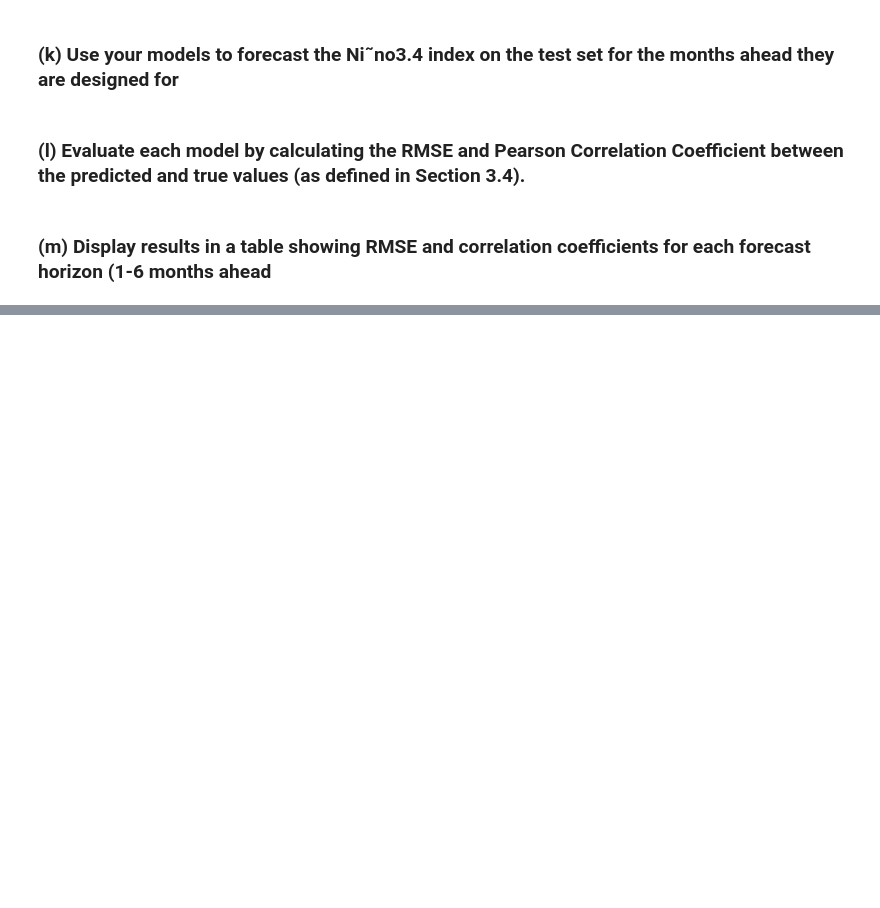
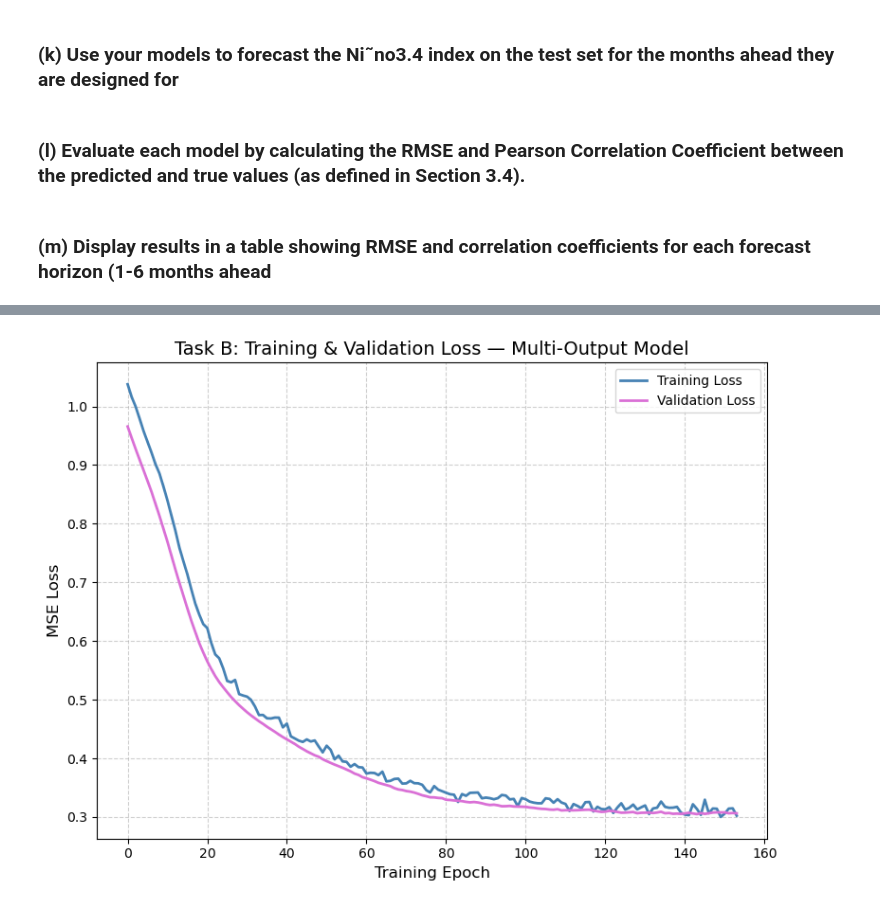
Before and after one commit to kurin0u0/9814, a Jupyter notebook: z5709922_assignment1/z5709922_assignment1.ipynb, the cells around one changed output, grey strips where cells are left out. Drawn from its saved outputs; the diff is of its cells as text; code cells hidden in the pictures; blank space fills up the shorter version.

```diff
--- a/z5709922_assignment1/z5709922_assignment1.ipynb
+++ b/z5709922_assignment1/z5709922_assignment1.ipynb
@@ -286,13 +288,13 @@ X_test_tensor: torch.Size([72, 5]), y_test_orig: (72, 6)
 # %%
 # 假设模型结构一致
 class NinoNet(nn.Module):
-    def __init__(self, input_dim):
+    def __init__(self, input_dim, hidden_dim=64, dropout=0.2):
         super(NinoNet, self).__init__()
         self.model = nn.Sequential(
-            nn.Linear(input_dim, 64),
+            nn.Linear(input_dim, hidden_dim),
             nn.ReLU(),
-            nn.Dropout(0.2),
-            nn.Linear(64, 32),
+            nn.Dropout(dropout),
+            nn.Linear(hidden_dim, 32),
             nn.ReLU(),
             nn.Linear(32, 1)
         )
@@ -481,0 +619,17 @@ Pearson r: 0.6611
+# %%
+# ---------- 绘制训练与验证曲线 ----------
+import matplotlib.pyplot as plt
+
+plt.figure(figsize=(8, 6))
+plt.plot(train_losses, label="Training Loss", color="steelblue", linewidth=2)
+plt.plot(val_losses, label="Validation Loss", color="orchid", linewidth=2)
+
+plt.title("Task B: Training & Validation Loss — Multi-Output Model", fontsize=14)
+plt.xlabel("Training Epoch", fontsize=12)
+plt.ylabel("MSE Loss", fontsize=12)
+plt.grid(True, linestyle="--", alpha=0.6)
+plt.legend()
+plt.tight_layout()
+plt.show()
+# %% [output]
+[figure, added]
```
Also changed, not shown: parts of 15 cells of this notebook, 9 other files.
